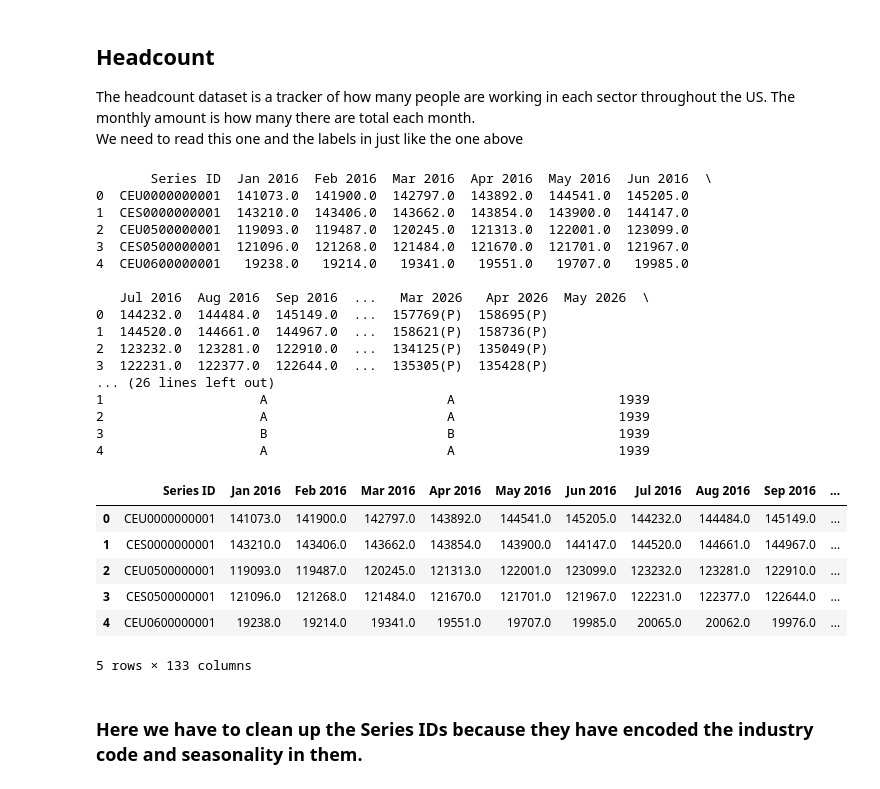
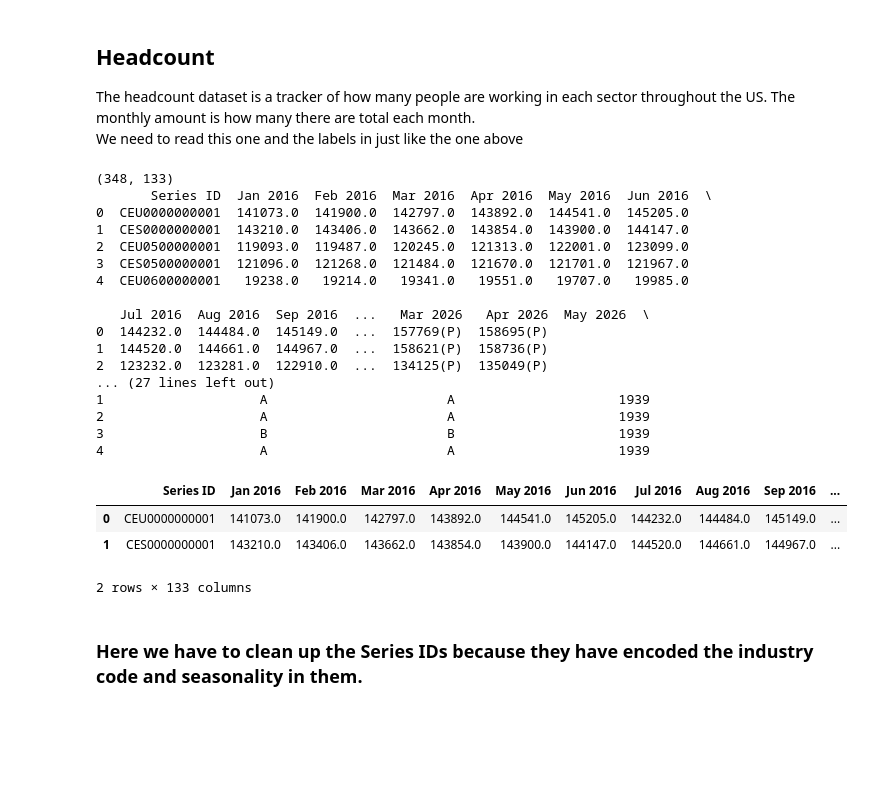
Before and after one commit to Raymay3/Inflation-Project, a Jupyter notebook: Headcount_inflation.ipynb, the cells around one changed output. Saved outputs shown, nothing was run; the diff lists cells and outputs as text; code cells hidden in the pictures; blank space fills up the shorter version.

```diff
--- a/Headcount_inflation.ipynb
+++ b/Headcount_inflation.ipynb
@@ -46,10 +51,12 @@ The headcount dataset is a tracker of how many people are working in each sector
 We need to read this one and the labels in just like the one above
 # %%
 headcount = pd.read_csv('Dataset #1 - earnings.txt')
+print(headcount.shape)
 headcount_labels = pd.read_csv('earnings_ids.txt', sep='\t')
 print(headcount.head())
 print(headcount_labels.head())
 # %% [output]
+(348, 133)
        Series ID  Jan 2016  Feb 2016  Mar 2016  Apr 2016  May 2016  Jun 2016  \
 0  CEU0000000001  141073.0  141900.0  142797.0  143892.0  144541.0  145205.0
 1  CES0000000001  143210.0  143406.0  143662.0  143854.0  143900.0  144147.0
@@ -61,8 +68,7 @@ print(headcount_labels.head())
 0  144232.0  144484.0  145149.0  ...  157769(P)  158695(P)
 1  144520.0  144661.0  144967.0  ...  158621(P)  158736(P)
 2  123232.0  123281.0  122910.0  ...  134125(P)  135049(P)
-3  122231.0  122377.0  122644.0  ...  135305(P)  135428(P)
-... (26 lines left out)
+... (27 lines left out)
 1                    A                       A                     1939
 2                    A                       A                     1939
 3                    B                       B                     1939
@@ -70,24 +76,21 @@ print(headcount_labels.head())
 # %%
 ##Cleaning up the earnings df before merging
 
 date_cols = headcount.columns[1:]
 # everything except Series ID
 
 headcount[date_cols] = (
     headcount[date_cols]
     .replace(r"\(P\)", "", regex=True)          # drop (P) in headcounts noted as preliminary
     .replace(r"^\s*$", pd.NA, regex=True)       # fill empty months with NA
     .apply(pd.to_numeric, errors="coerce")
 )
-headcount.head()
+headcount.head(2)
 # %% [output]
 |  | Series ID | Jan 2016 | Feb 2016 | Mar 2016 | Apr 2016 | May 2016 | Jun 2016 | Jul 2016 | Aug 2016 | Sep 2016 | ... |
 | 0 | CEU0000000001 | 141073.0 | 141900.0 | 142797.0 | 143892.0 | 144541.0 | 145205.0 | 144232.0 | 144484.0 | 145149.0 | ... |
 | 1 | CES0000000001 | 143210.0 | 143406.0 | 143662.0 | 143854.0 | 143900.0 | 144147.0 | 144520.0 | 144661.0 | 144967.0 | ... |
-| 2 | CEU0500000001 | 119093.0 | 119487.0 | 120245.0 | 121313.0 | 122001.0 | 123099.0 | 123232.0 | 123281.0 | 122910.0 | ... |
-| 3 | CES0500000001 | 121096.0 | 121268.0 | 121484.0 | 121670.0 | 121701.0 | 121967.0 | 122231.0 | 122377.0 | 122644.0 | ... |
-| 4 | CEU0600000001 | 19238.0 | 19214.0 | 19341.0 | 19551.0 | 19707.0 | 19985.0 | 20065.0 | 20062.0 | 19976.0 | ... |
-5 rows × 133 columns
+2 rows × 133 columns
 # %% [markdown]
 ### Here we have to clean up the Series IDs because they have encoded the industry code and seasonality in them.
 # %%
```
Also changed, not shown: parts of 3 cells of this notebook.
